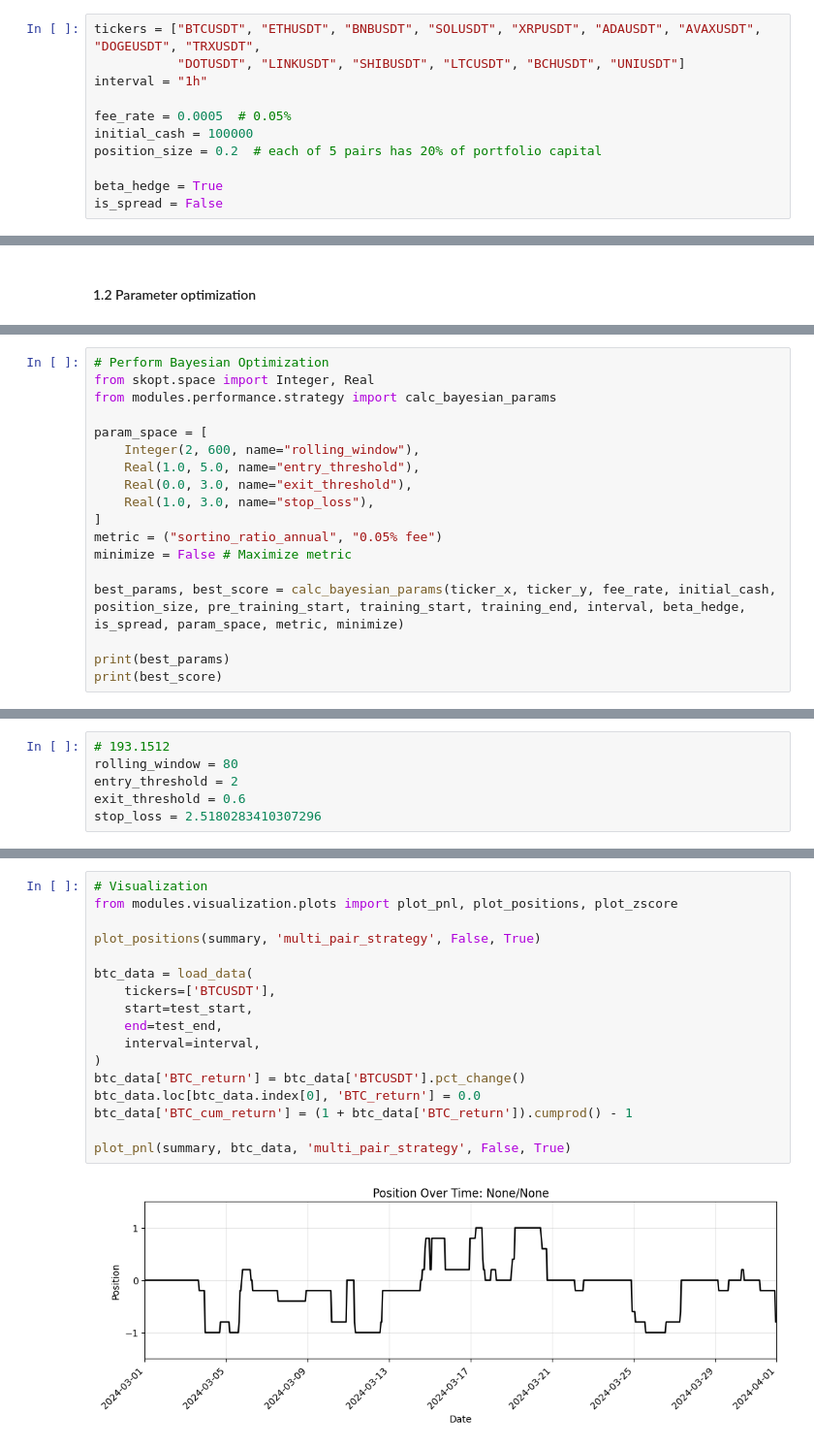
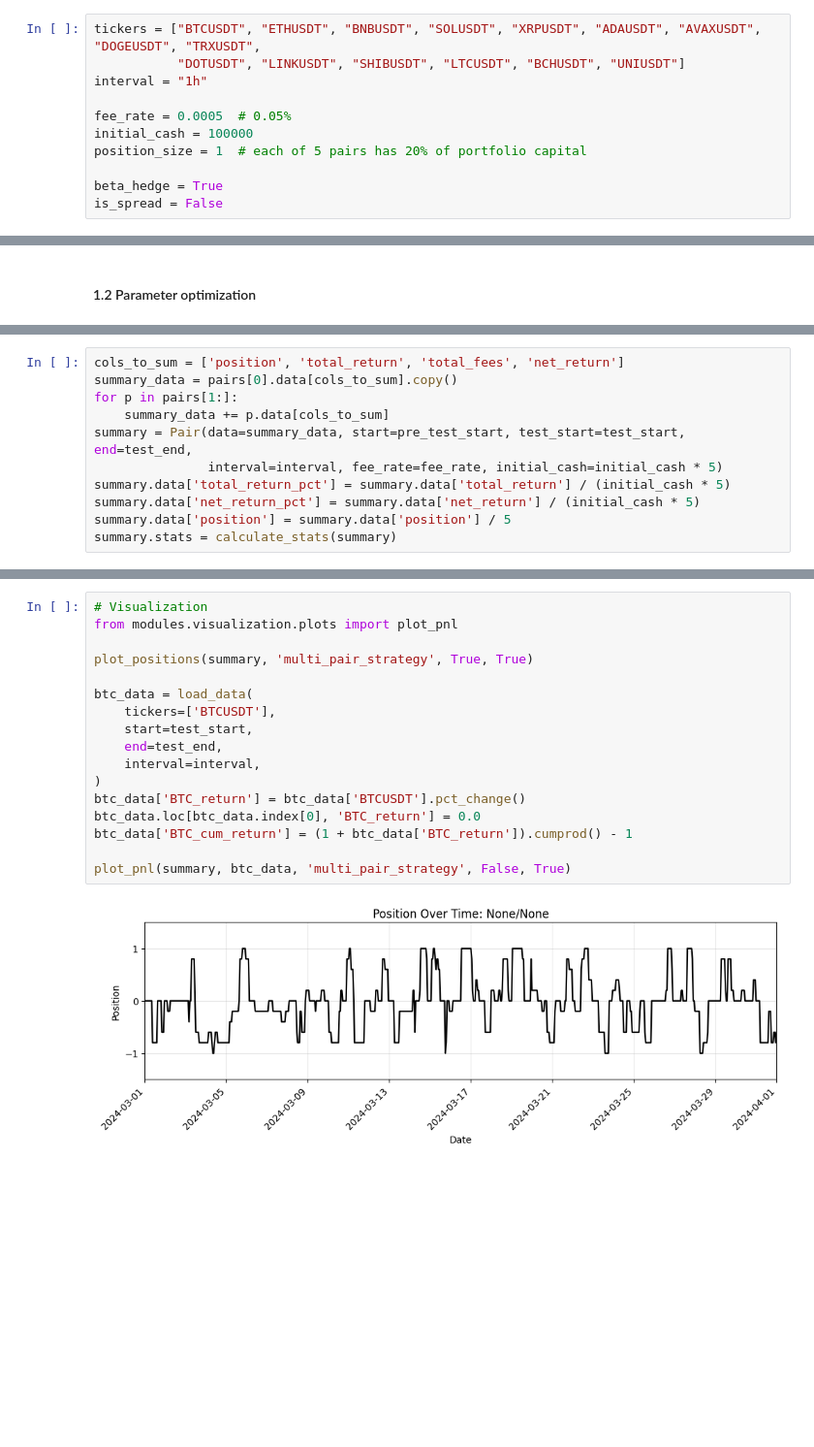
Before and after one commit to damianlebiedz/research-paper, a Jupyter notebook: notebooks/top5_test.ipynb, the cells around one changed output, grey strips where cells are left out. Shown at 97% size. Saved outputs shown, nothing was run; the diff lists cells and outputs as text; blank space fills up the shorter version.

Commit message:
Update top5_test

```diff
--- a/notebooks/top5_test.ipynb
+++ b/notebooks/top5_test.ipynb
@@ -11,7 +11,7 @@ interval = "1h"
 
 fee_rate = 0.0005  # 0.05%
 initial_cash = 100000
-position_size = 0.2  # each of 5 pairs has 20% of portfolio capital
+position_size = 1  # each of 5 pairs has 20% of portfolio capital
 
 beta_hedge = True
 is_spread = False
@@ -55,18 +54,0 @@ training_end = "2024-03-01"
-# %%
-# Perform Bayesian Optimization
-from skopt.space import Integer, Real
-from modules.performance.strategy import calc_bayesian_params
-
-param_space = [
-    Integer(2, 600, name="rolling_window"),
-    Real(1.0, 5.0, name="entry_threshold"),
-    Real(0.0, 3.0, name="exit_threshold"),
-    Real(1.0, 3.0, name="stop_loss"),
-]
-metric = ("sortino_ratio_annual", "0.05% fee")
-minimize = False # Maximize metric
-
-best_params, best_score = calc_bayesian_params(ticker_x, ticker_y, fee_rate, initial_cash, position_size, pre_training_start, training_start, training_end, interval, beta_hedge, is_spread, param_space, metric, minimize)
-
-print(best_params)
-print(best_score)
@@ -87,6 +54,0 @@ test_end = "2024-04-01"
-# %%
-# 193.1512
-rolling_window = 80
-entry_threshold = 2
-exit_threshold = 0.6
-stop_loss = 2.5180283410307296
@@ -116,3 +193,14 @@ summary.data
+# %%
+cols_to_sum = ['position', 'total_return', 'total_fees', 'net_return']
+summary_data = pairs[0].data[cols_to_sum].copy()
+for p in pairs[1:]:
+    summary_data += p.data[cols_to_sum]
+summary = Pair(data=summary_data, start=pre_test_start, test_start=test_start, end=test_end,
+               interval=interval, fee_rate=fee_rate, initial_cash=initial_cash * 5)
+summary.data['total_return_pct'] = summary.data['total_return'] / (initial_cash * 5)
+summary.data['net_return_pct'] = summary.data['net_return'] / (initial_cash * 5)
+summary.data['position'] = summary.data['position'] / 5
+summary.stats = calculate_stats(summary)
 # %%
 # Show statistics
 summary.stats
@@ -138,19 +226,19 @@ summary.stats
 # %%
 # Visualization
-from modules.visualization.plots import plot_pnl, plot_positions, plot_zscore
+from modules.visualization.plots import plot_pnl
 
-plot_positions(summary, 'multi_pair_strategy', False, True)
+plot_positions(summary, 'multi_pair_strategy', True, True)
 
 btc_data = load_data(
     tickers=['BTCUSDT'],
     start=test_start,
     end=test_end,
     interval=interval,
 )
 btc_data['BTC_return'] = btc_data['BTCUSDT'].pct_change()
 btc_data.loc[btc_data.index[0], 'BTC_return'] = 0.0
 btc_data['BTC_cum_return'] = (1 + btc_data['BTC_return']).cumprod() - 1
 
 plot_pnl(summary, btc_data, 'multi_pair_strategy', False, True)
 # %% [output]
-[figure, old version]
+[figure, new version]
```
Also changed, not shown: parts of 11 cells of this notebook, 3 other files.
